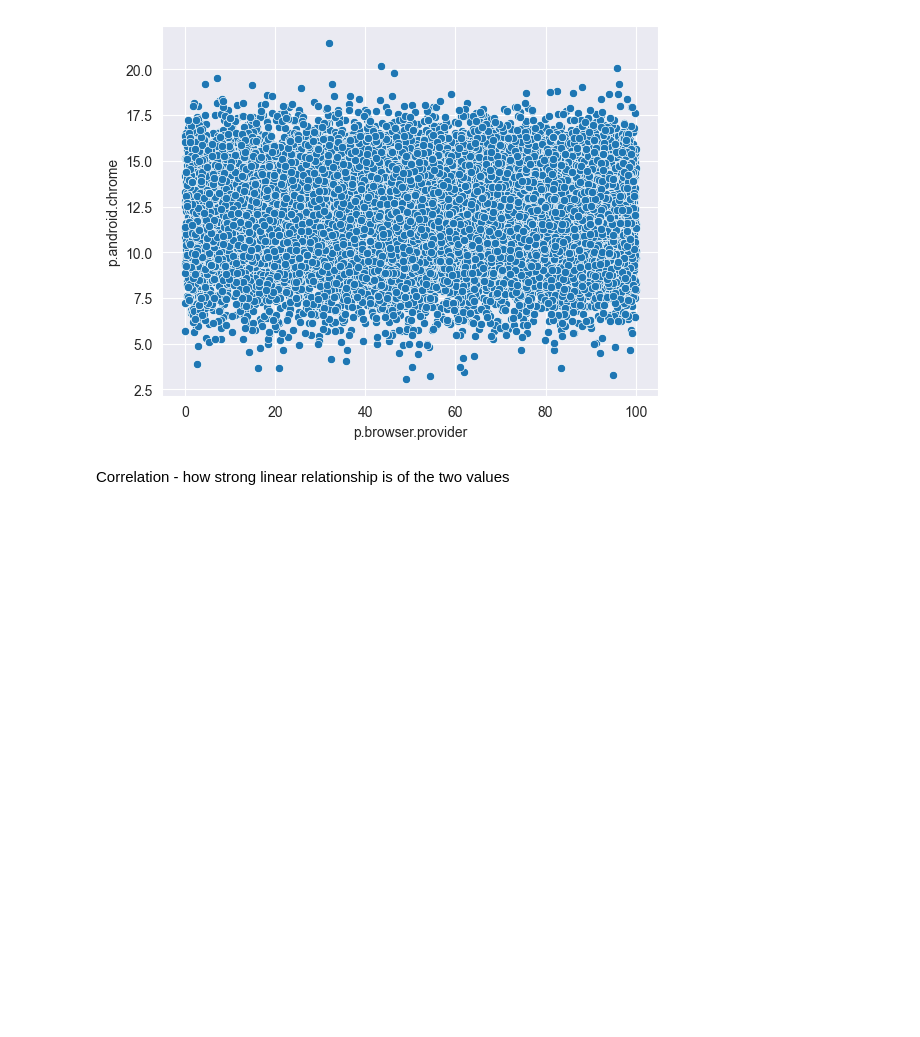
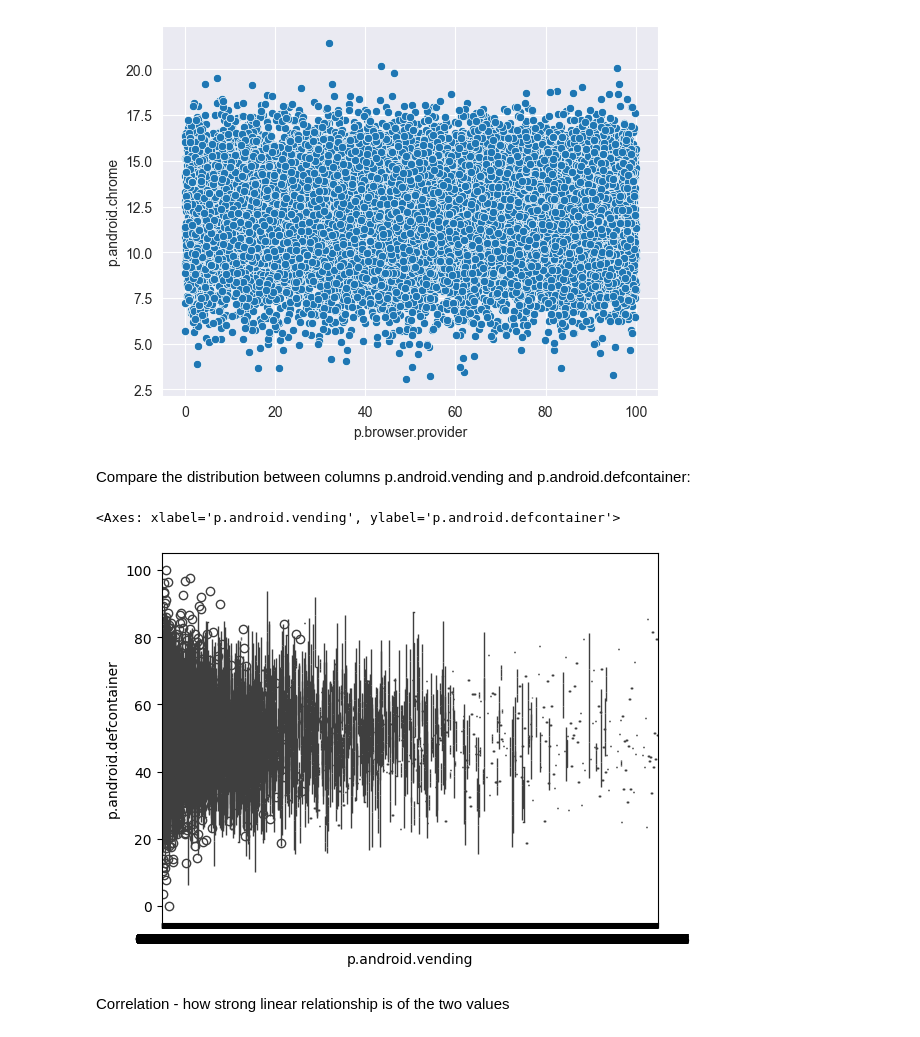
Before and after one commit to mariamatusiskova/IAU_project, a Jupyter notebook: datasets/processes.ipynb, the cells around one changed output. Saved outputs shown, nothing was run; the diff lists cells and outputs as text; code cells hidden in the pictures; blank space fills up the shorter version.

```diff
--- a/datasets/processes.ipynb
+++ b/datasets/processes.ipynb
@@ -381,5 +425,10 @@ sns.scatterplot(data=processes, x='p.browser.provider', y='p.android.chrome')
 # %% [output]
 <Axes: xlabel='p.browser.provider', ylabel='p.android.chrome'>
 [figure]
+# %% [markdown]
+Compare the distribution between columns p.android.vending and p.android.defcontainer:
 # %%
-sns.boxplot(x='c.android.vending', y='c.process.gaps', data=processes)
+sns.boxplot(x='p.android.vending', y='p.android.defcontainer', data=processes)
+# %% [output]
+<Axes: xlabel='p.android.vending', ylabel='p.android.defcontainer'>
+[figure, added]
```
Also changed, not shown: parts of 35 cells of this notebook, 2 other files.
